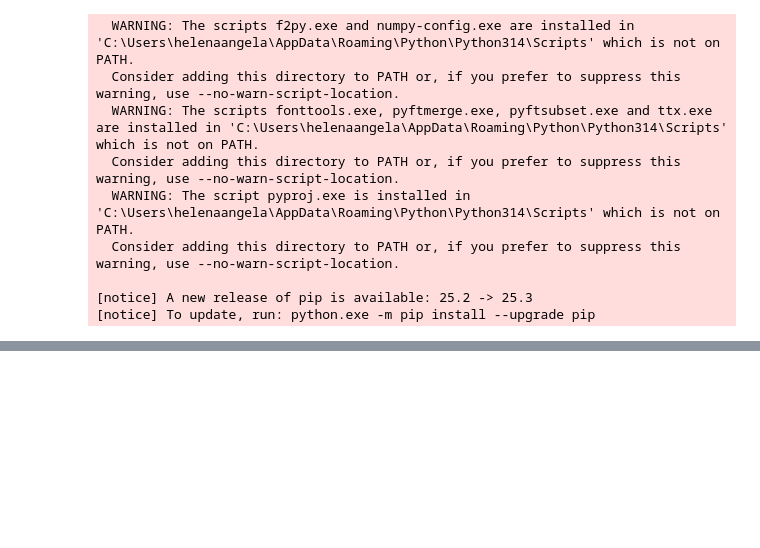
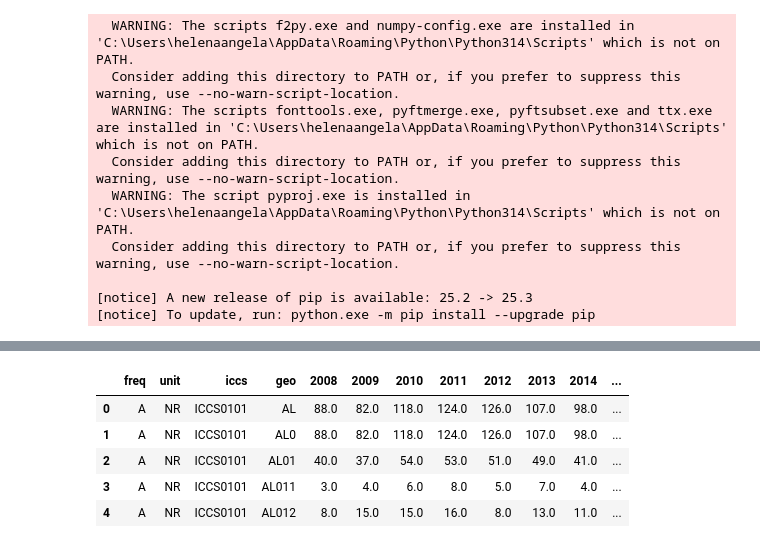
Before and after one commit to piStacya/CRIME_ANALYSIS_DS, a Jupyter notebook: Notebooks/Riigid_ja_regioonid.ipynb, the cells around one changed output, grey strips where cells are left out. Saved outputs shown, nothing was run; the diff lists cells and outputs as text; code cells hidden in the pictures; blank space fills up the shorter version.

```diff
--- a/Notebooks/Riigid_ja_regioonid.ipynb
+++ b/Notebooks/Riigid_ja_regioonid.ipynb
@@ -428,3 +428,9 @@ Successfully installed certifi-2025.11.12 contourpy-1.3.3 cycler-0.12.1 descarte
 
 [notice] A new release of pip is available: 25.2 -> 25.3
 [notice] To update, run: python.exe -m pip install --upgrade pip
+# %%
+import geopandas as gpd
+
+europe_map_gdf = gpd.read_file("../assets/NUTS_RG_03M_2024_3035.gpkg")
+crime_df = pd.read_csv("../data/cleanedDatasets/nan_rows/regionDatasets/police_recorded_offences_by_NUTS_3_region_new.tsv", sep="\t")
+europe_map_gdf.head()
@@ -430,0 +444,9 @@ Successfully installed certifi-2025.11.12 contourpy-1.3.3 cycler-0.12.1 descarte
+# %%
+crime_df.head()
+# %% [output]
+|  | freq | unit | iccs | geo | 2008 | 2009 | 2010 | 2011 | 2012 | 2013 | 2014 | ... |
+| 0 | A | NR | ICCS0101 | AL | 88.0 | 82.0 | 118.0 | 124.0 | 126.0 | 107.0 | 98.0 | ... |
+| 1 | A | NR | ICCS0101 | AL0 | 88.0 | 82.0 | 118.0 | 124.0 | 126.0 | 107.0 | 98.0 | ... |
+| 2 | A | NR | ICCS0101 | AL01 | 40.0 | 37.0 | 54.0 | 53.0 | 51.0 | 49.0 | 41.0 | ... |
+| 3 | A | NR | ICCS0101 | AL011 | 3.0 | 4.0 | 6.0 | 8.0 | 5.0 | 7.0 | 4.0 | ... |
+| 4 | A | NR | ICCS0101 | AL012 | 8.0 | 15.0 | 15.0 | 16.0 | 8.0 | 13.0 | 11.0 | ... |
```
Also changed, not shown: parts of 7 cells of this notebook, 1 other file.
